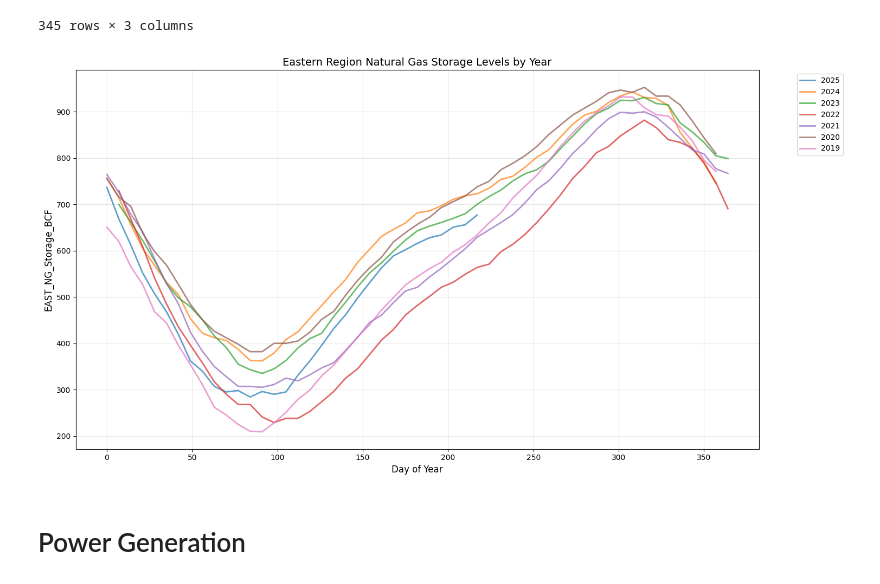
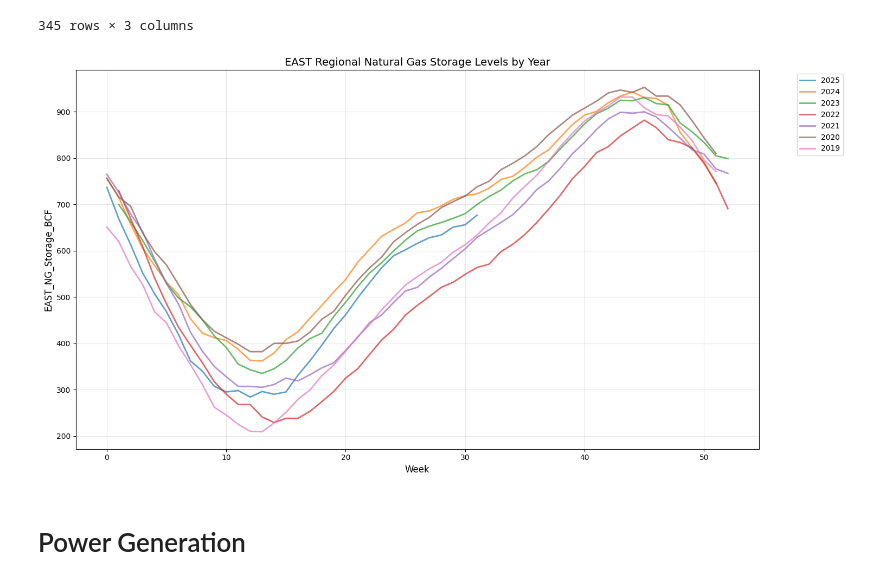
Before and after one commit to JCalago02/Nat-Gas-Model, a Jupyter notebook: notebooks/features.ipynb, the cells around one changed output. Saved outputs shown, nothing was run; the diff lists cells and outputs as text; code cells hidden in the pictures.

```diff
--- a/notebooks/features.ipynb
+++ b/notebooks/features.ipynb
@@ -24,10 +26,10 @@ data_puller = EIADataPuller(ANALYSIS_REGION)
 # %% [markdown]
 # EIA Natural Gas Storage Numbers
 # %%
-df = data_puller.get_storage_data()
+storage_df = data_puller.get_storage_data()
 
-print(f"\nDtypes: {df.dtypes}")
-df
+print(f"\nDtypes: {storage_df.dtypes}")
+storage_df
 # %% [output]
 {'response': {'total': '345', 'dateFormat': 'YYYY-MM-DD', 'frequency': 'weekly', 'data': [{'period': '2019-01-18', 'duoarea': 'R31', 'area-name': 'NA', 'product': 'EPG0', 'product-name': 'Natural Gas' ...
 Querying 345 rows of data...
@@ -50,10 +52,9 @@ dtype: object
 | 344 | 651 | 0 | 2019 |
 345 rows × 3 columns
 # %%
-ng_plot_df = df.assign(DayOfYear=lambda x: x['Week'] * 7)
-EDAPlots.generate_year_plot(ng_plot_df, f'{ANALYSIS_REGION.name}_NG_Storage_BCF', f"{ANALYSIS_REGION.name} Regional Natural Gas Storage Levels by Year")
+EDAPlots.generate_year_plot(storage_df, 'Week',f'{ANALYSIS_REGION.name}_NG_Storage_BCF', f"{ANALYSIS_REGION.name} Regional Natural Gas Storage Levels by Year")
 # %% [output]
-[figure, old version]
+[figure, new version]
 # %% [markdown]
 # Power Generation
 # %% [markdown]
```
Also changed, not shown: parts of 13 cells of this notebook, 3 other files.
